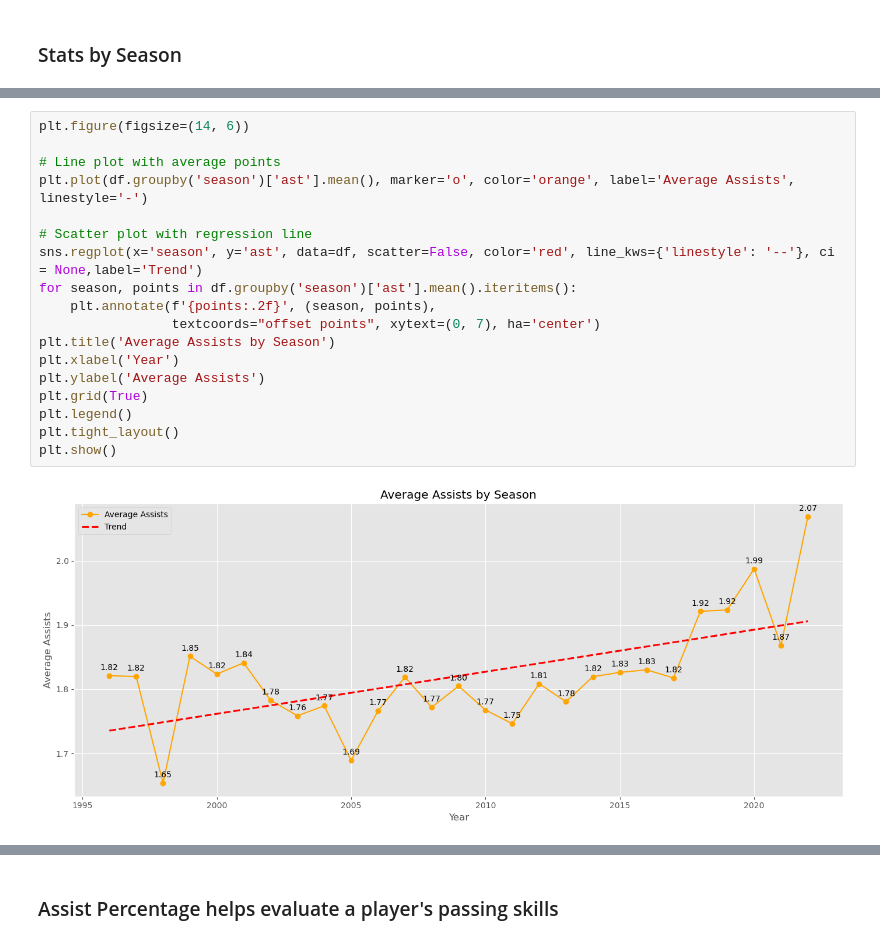
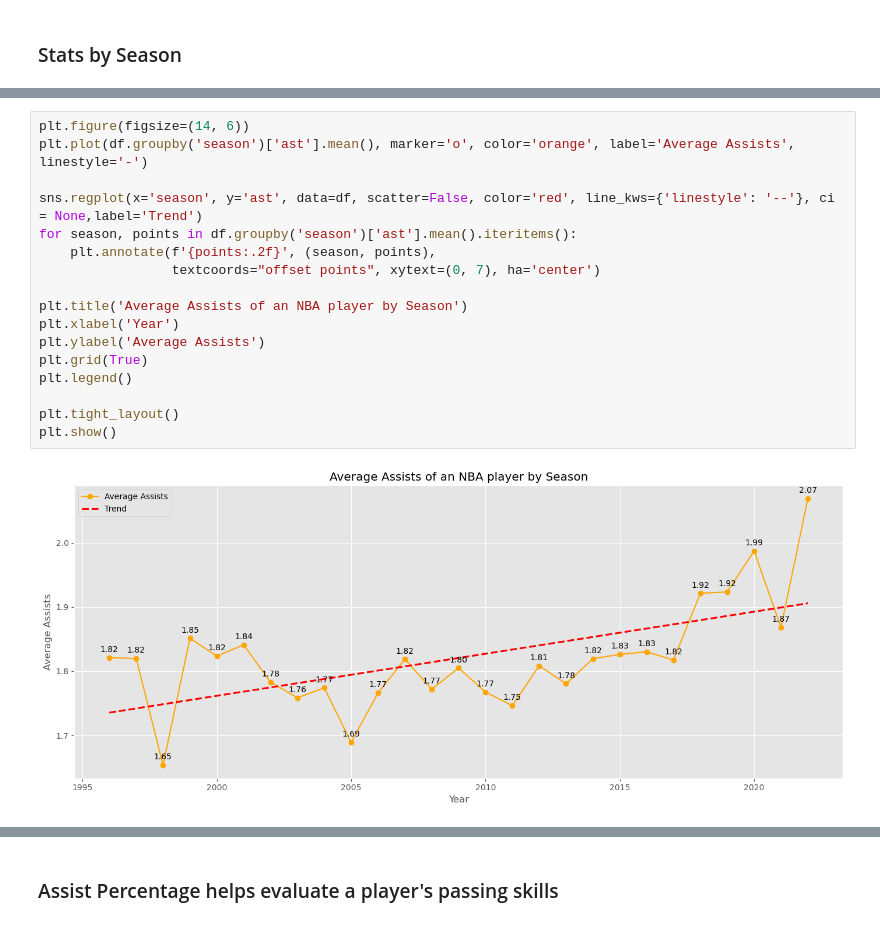
Before and after one commit to leonemma/Machine-Learning-in-Python, a Jupyter notebook: NBA players stats.ipynb, the cells around one changed output, grey strips where cells are left out. Cells and saved outputs as stored; diff of their text form.

```diff
--- a/NBA players stats.ipynb
+++ b/NBA players stats.ipynb
@@ -348,23 +340,22 @@ plt.show()
 # %%
 plt.figure(figsize=(14, 6))
-
-# Line plot with average points
 plt.plot(df.groupby('season')['ast'].mean(), marker='o', color='orange', label='Average Assists', linestyle='-')
 
-# Scatter plot with regression line
 sns.regplot(x='season', y='ast', data=df, scatter=False, color='red', line_kws={'linestyle': '--'}, ci = None,label='Trend')
 for season, points in df.groupby('season')['ast'].mean().iteritems():
     plt.annotate(f'{points:.2f}', (season, points),
                  textcoords="offset points", xytext=(0, 7), ha='center')
-plt.title('Average Assists by Season')
+
+plt.title('Average Assists of an NBA player by Season')
 plt.xlabel('Year')
 plt.ylabel('Average Assists')
 plt.grid(True)
 plt.legend()
+
 plt.tight_layout()
 plt.show()
 # %% [output]
-[figure, old version]
+[figure, new version]
 # %%
 plt.figure(figsize=(12, 4))
 
```
Also changed, not shown: parts of 41 cells of this notebook.
